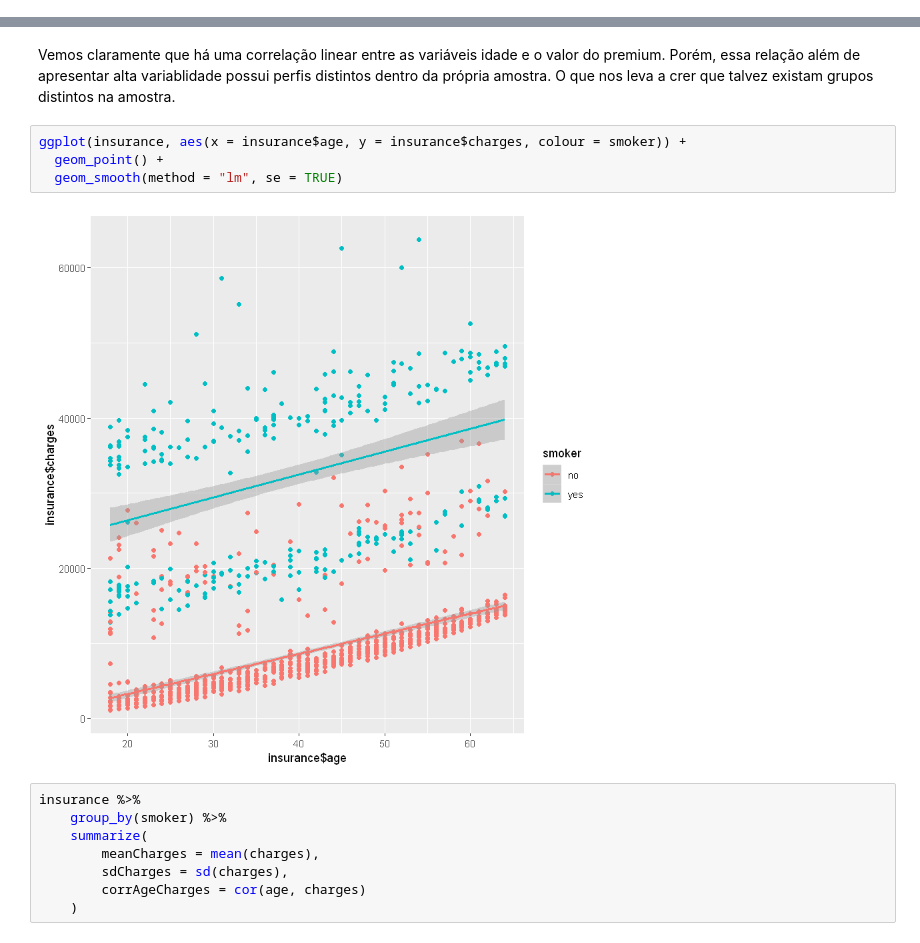
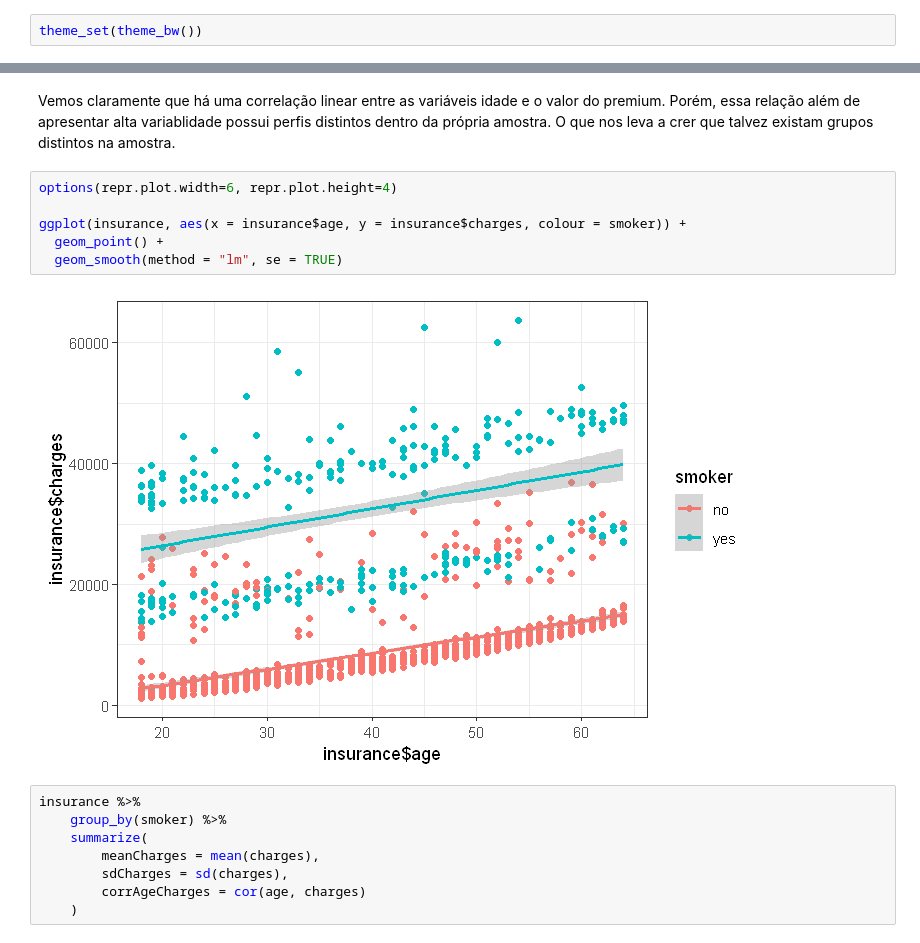
Before and after one commit to polaroidz/insurance_cost.R, a Jupyter notebook: Insurance Cost.ipynb, the cells around one changed output, grey strips where cells are left out. Drawn from its saved outputs; the diff is of its cells as text.

```diff
--- a/Insurance Cost.ipynb
+++ b/Insurance Cost.ipynb
@@ -16,6 +21,8 @@ cols(
   region = col_character(),
   charges = col_double()
 )
+# %%
+theme_set(theme_bw())
 # %%
 summary(insurance)
 # %% [output]
@@ -47,11 +114,13 @@ ggplot(insurance, aes(x = insurance$age, y = insurance$charges)) +
 # %% [markdown]
 Vemos claramente que há uma correlação linear entre as variáveis idade e o valor do premium. Porém, essa relação além de apresentar alta variablidade possui perfis distintos dentro da própria amostra. O que nos leva a crer que talvez existam grupos distintos na amostra.
 # %%
+options(repr.plot.width=6, repr.plot.height=4)
+
 ggplot(insurance, aes(x = insurance$age, y = insurance$charges, colour = smoker)) +
   geom_point() +
   geom_smooth(method = "lm", se = TRUE)
 # %% [output]
-[figure, old version]
+[figure, new version]
 # %%
 insurance %>%
     group_by(smoker) %>%
```
Also changed, not shown: parts of 13 cells of this notebook.
